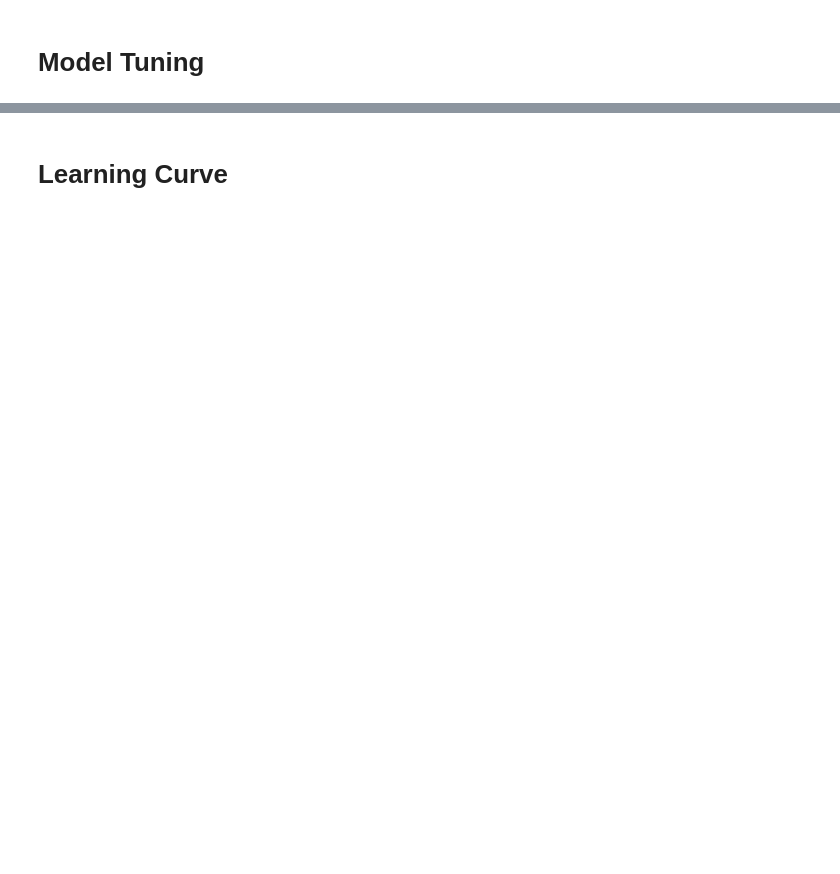
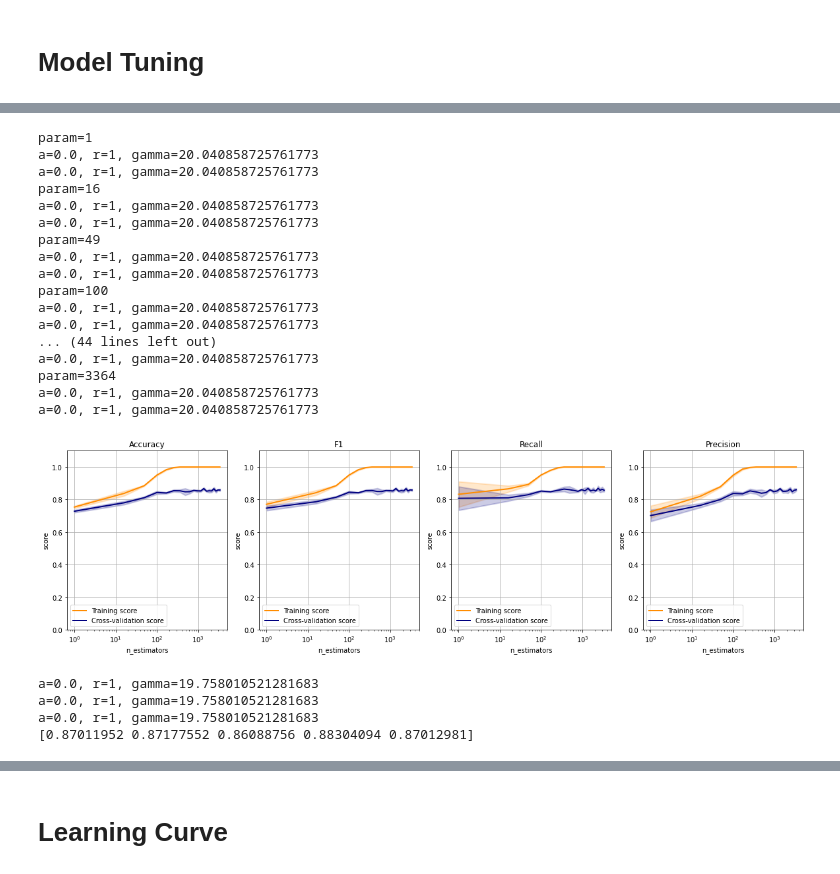
Before and after one commit to jayhtian/cs7641, a Jupyter notebook: supervised_learning/poland_boosting.ipynb, the cells around one changed output, grey strips where cells are left out. Drawn from its saved outputs; the diff is of its cells as text; code cells hidden in the pictures; blank space fills up the shorter version.

```diff
--- a/supervised_learning/poland_boosting.ipynb
+++ b/supervised_learning/poland_boosting.ipynb
@@ -124,11 +142,35 @@ a=0.0, r=1, gamma=20.040858725761773
 # %%
-# optimize number of weak classifiers
-param_range = list(exp_range(80, 100, 4, 2))
+# optimize number of weak classifiers after setting max_depth = 3
 
-scoring = 'recall'
-classifier = AdaBoostClassifier(random_state=0)
-cv = StratifiedKFold(n_splits=10, shuffle=True, random_state=0)
+X_train, X_test, y_train, y_test = train_test_split(X, y, test_size=0.3, random_state=42, stratify=y)
 
-train_scores_80_100, test_scores_80_100 = plot_validation_curve(classifier, X_train, y_train,
-                      param_name='n_estimators', param_range=param_range,
-                      cv=cv, scoring=scoring, n_jobs=8)
+param_range = list(exp_range(1, 60, 3, 2))
+X_train, X_test, y_train, y_test = train_test_split(X, y, test_size=0.3, random_state=42)
+scoring = ['accuracy', 'f1', 'recall', 'precision']
+cv = StratifiedKFold(n_splits=2, shuffle=True, random_state=0)
+
+classifier = GradientBoostingClassifier(random_state=0, max_depth=3)
+
+results_store, plt = plot_validation_curve_with_undersampling(classifier, X_train, y_train,
+                      param_name='n_estimators', param_range=param_range, fit_params=None, error_score='raise',
+                      cv=cv, scoring=scoring, n_jobs=8, iterations=2, undersampling_ratio=1,
+                      x_axis_is_log=True)
+# %% [output]
+param=1
+a=0.0, r=1, gamma=20.040858725761773
+a=0.0, r=1, gamma=20.040858725761773
+param=16
+a=0.0, r=1, gamma=20.040858725761773
+a=0.0, r=1, gamma=20.040858725761773
+param=49
+a=0.0, r=1, gamma=20.040858725761773
+a=0.0, r=1, gamma=20.040858725761773
+param=100
+a=0.0, r=1, gamma=20.040858725761773
+a=0.0, r=1, gamma=20.040858725761773
+... (44 lines left out)
+a=0.0, r=1, gamma=20.040858725761773
+param=3364
+a=0.0, r=1, gamma=20.040858725761773
+a=0.0, r=1, gamma=20.040858725761773
+[figure, added]
@@ -158,0 +177,10 @@ train_scores, test_scores = plot_validation_curve(classifier, X_train, y_train,
+# %%
+# Undersampling to 1:1 and iteration 10x
+classifier = GradientBoostingClassifier(n_estimators=625, max_depth=10, random_state=0)
+res = fit_and_score_iteratively(classifier, X, y, 1, iterations=3)
+print(res)
+# %% [output]
+a=0.0, r=1, gamma=19.758010521281683
+a=0.0, r=1, gamma=19.758010521281683
+a=0.0, r=1, gamma=19.758010521281683
+[0.87011952 0.87177552 0.86088756 0.88304094 0.87012981]
```
Also changed, not shown: parts of 18 cells of this notebook, 44 other files.
